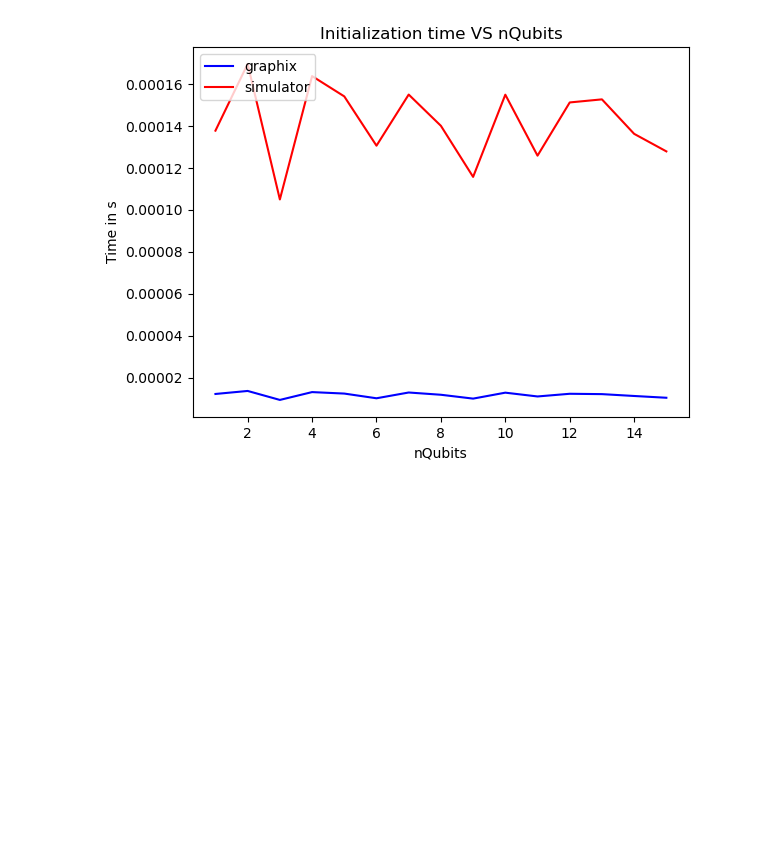
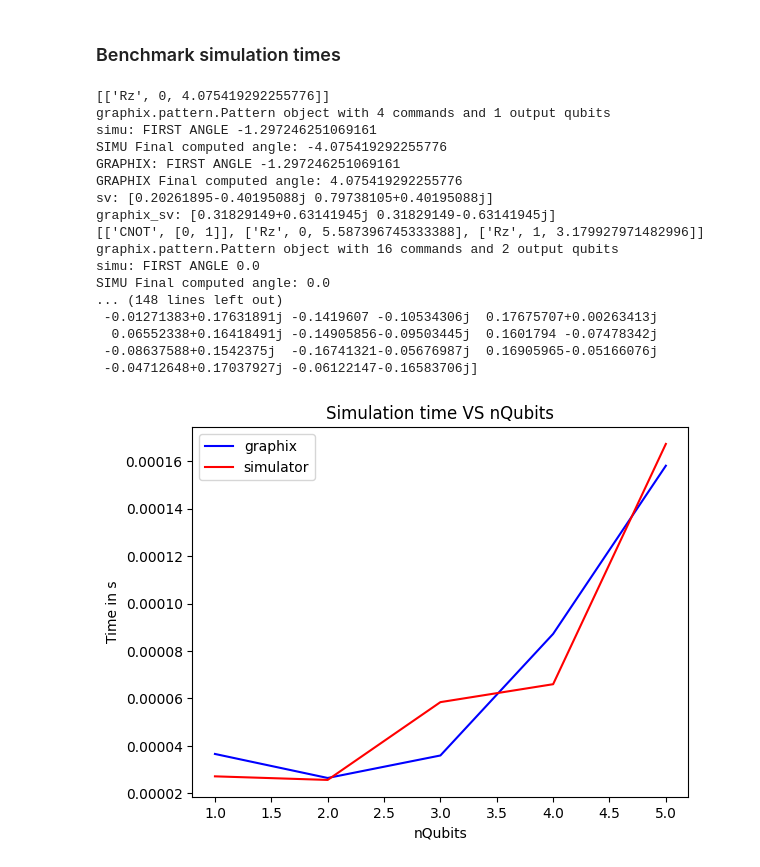
Before and after one commit to benjvmin93/mbqc-backend, a Jupyter notebook: benchmark.ipynb, the cells around one changed output. Cells and saved outputs as stored; diff of their text form; code cells hidden in the pictures; blank space fills up the shorter version.

Commit message:
benchmark + measure update

```diff
--- a/benchmark.ipynb
+++ b/benchmark.ipynb
@@ -4,26 +4,47 @@ import matplotlib.pyplot as plt
 # %%
 nQubits = 10
 depth = 1
+# %% [markdown]
+### Benchmark simulation times
 # %%
-init_times = []
-nQubits = 15
+simu_times = []
+nQubits = 5
 
 for n in range(1, nQubits + 1):
-    circ = build_random_circuit(n, depth)
+    circ = simple_random_circuit(n, depth)
+    print(circ.instruction)
     p = circ.standardize_and_transpile()
+    print(p)
     bench = BenchmarkSimu(p)
-    init_times.append(bench.bench_init_times(it=10000))
+    simu_times.append(bench.bench_mbqc_simu(it=100))
 
 x = list(range(1, nQubits + 1))
-init_times_graphix = [init_times[i]['graphix'] for i in range(len(init_times))]
-init_times_simu = [init_times[i]['simu'] for i in range(len(init_times))]
+graphix_simu_times = [simu_times[i]['graphix_simu'] for i in range(len(simu_times))]
+simu_times = [simu_times[i]['sv_simu'] for i in range(len(simu_times))]
 
-plt.plot(x, init_times_graphix, '-b', label='graphix')
-plt.plot(x, init_times_simu, '-r', label='simulator')
+plt.plot(x, graphix_simu_times, '-b', label='graphix')
+plt.plot(x, simu_times, '-r', label='simulator')
+plt.legend(loc='upper left')
 plt.xlabel('nQubits')
 plt.ylabel('Time in s')
-plt.legend(loc='upper left')
-plt.title('Initialization time VS nQubits')
+plt.title('Simulation time VS nQubits')
 plt.show()
 # %% [output]
+[['Rz', 0, 4.075419292255776]]
+graphix.pattern.Pattern object with 4 commands and 1 output qubits
+simu: FIRST ANGLE -1.297246251069161
+SIMU Final computed angle: -4.075419292255776
+GRAPHIX: FIRST ANGLE -1.297246251069161
+GRAPHIX Final computed angle: 4.075419292255776
+sv: [0.20261895-0.40195088j 0.79738105+0.40195088j]
+graphix_sv: [0.31829149+0.63141945j 0.31829149-0.63141945j]
+[['CNOT', [0, 1]], ['Rz', 0, 5.587396745333388], ['Rz', 1, 3.179927971482996]]
+graphix.pattern.Pattern object with 16 commands and 2 output qubits
+simu: FIRST ANGLE 0.0
+SIMU Final computed angle: 0.0
+... (148 lines left out)
+ -0.01271383+0.17631891j -0.1419607 -0.10534306j  0.17675707+0.00263413j
+  0.06552338+0.16418491j -0.14905856-0.09503445j  0.1601794 -0.07478342j
+ -0.08637588+0.1542375j  -0.16741321-0.05676987j  0.16905965-0.05166076j
+ -0.04712648+0.17037927j -0.06122147-0.16583706j]
-[figure, old version]
+[figure, new version]
```
Also changed, not shown: parts of 4 cells of this notebook, 7 other files.
